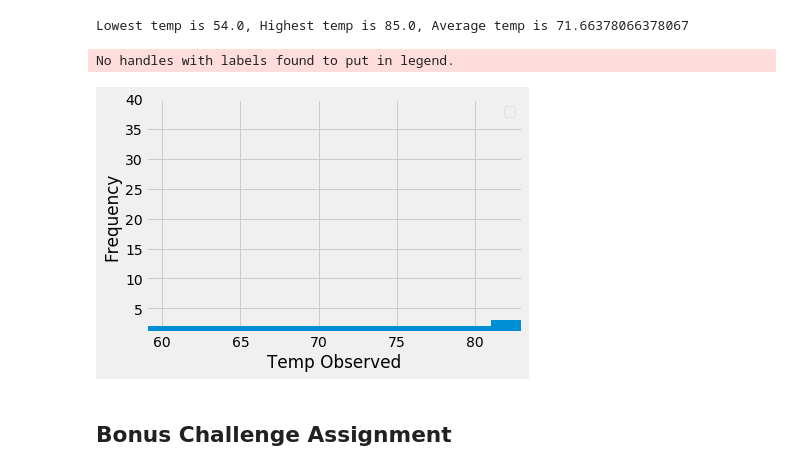
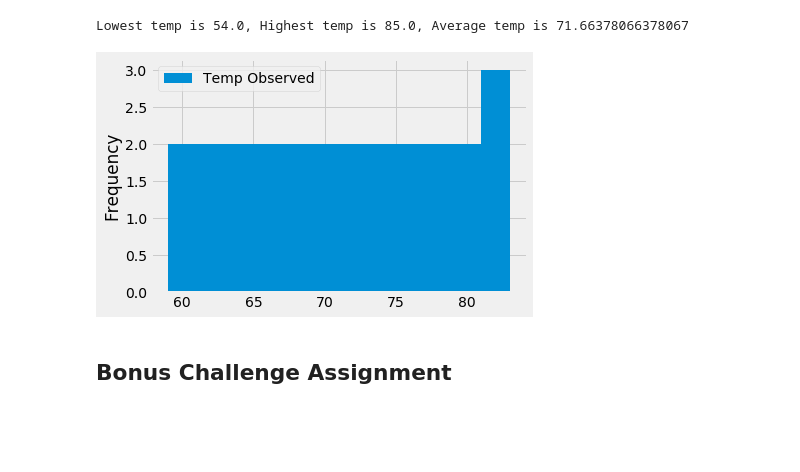
Before and after one commit to Gnosder/sqlalchemy-challenge, a Jupyter notebook: climate_analysis.ipynb, the cells around one changed output. Saved outputs shown, nothing was run; the diff lists cells and outputs as text; code cells hidden in the pictures; blank space fills up the shorter version.

```diff
--- a/climate_analysis.ipynb
+++ b/climate_analysis.ipynb
@@ -130,33 +130,36 @@ Lowest temp is 54.0, Highest temp is 85.0, Average temp is 71.66378066378067
 # %%
 # Choose the station with the highest number of temperature observations.
 # Query the last 12 months of temperature observation data for this station and plot the results as a histogram
 
 # most_active_station
 # date
 
 most_active_year = session.query(Measurement.tobs, func.count(Measurement.tobs)).\
         filter(Measurement.station == most_active_station).\
         filter(Measurement.date > date).\
         group_by(Measurement.tobs).all()
 
 most_active_year_df = pd.DataFrame(most_active_year, columns=['Temp Observed', 'Frequency'])
 most_active_year_df.set_index('Frequency', inplace=True)
 #print(most_active_year_df)
 
-x = most_active_year_df['Temp Observed']
 
-fig = plt.figure()
-ax = fig.add_subplot(111)
-ax.hist(x, bins=12)
-ax.set_xlim(59,83)
-ax.set_xlabel('Temp Observed')
-ax.set_ylim(1, 40)
-ax.set_ylabel('Frequency')
-ax.legend(loc='best')
+
+most_active_year_df.plot(kind='hist', bins=12)
+
+#x = most_active_year_df['Temp Observed']
+#fig = plt.figure()
+#ax = fig.add_subplot(111)
+#ax.hist(x, bins=12)
+#ax.set_xlim(59,83)
+#ax.set_xlabel('Temp Observed')
+#ax.set_ylim(1, 40)
+#ax.set_ylabel('Frequency')
+#ax.legend(loc='best')
+
 plt.show()
 # %% [output]
-No handles with labels found to put in legend.
-[figure, old version]
+[figure, new version]
 # %% [markdown]
 ## Bonus Challenge Assignment
 # %%
```
Also changed, not shown: parts of 2 cells of this notebook.
